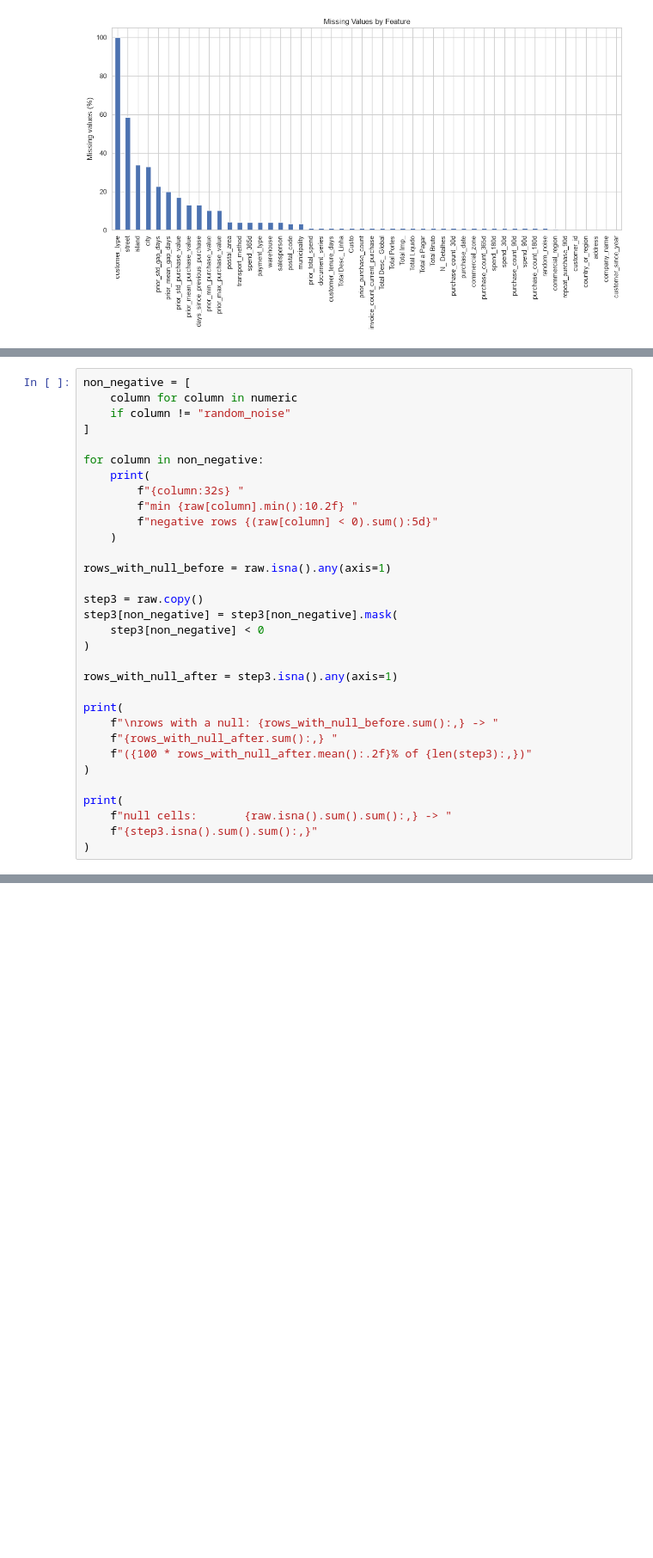
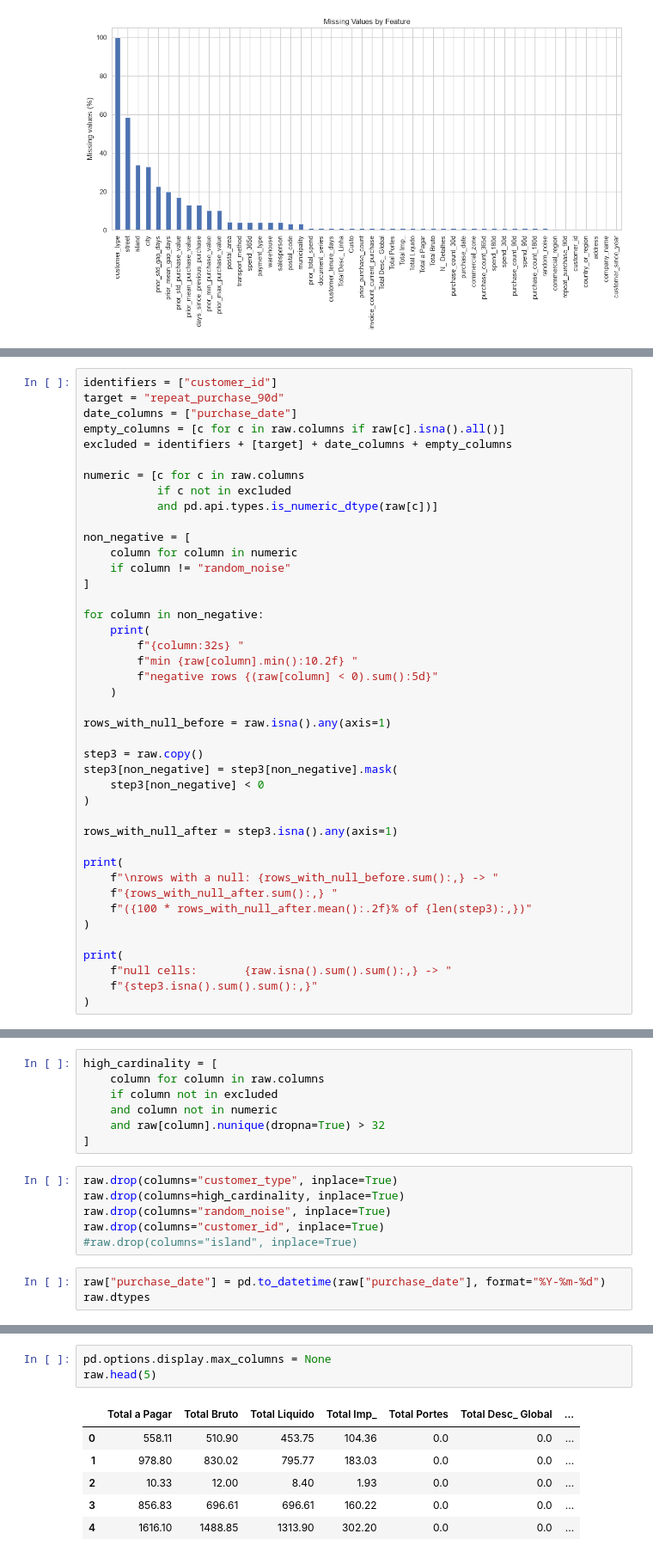
Before and after one commit to MiguelSantos00/Predicting-Repeat-Purchases-ML, a Jupyter notebook: notebooks/Homework_Group06_Clean_Pre-Process.ipynb, the cells around one changed output, grey strips where cells are left out. Shown at 86% size. Cells and saved outputs as stored; diff of their text form; blank space fills up the shorter version.

```diff
--- a/notebooks/Homework_Group06_Clean_Pre-Process.ipynb
+++ b/notebooks/Homework_Group06_Clean_Pre-Process.ipynb
@@ -145,6 +144,16 @@ missing_target_table
 | 47 | company_name | 0 | 0.000000 | NaN | NaN | NaN | NaN |
 | 48 | customer_since_year | 0 | 0.000000 | NaN | NaN | NaN | NaN |
 # %%
+identifiers = ["customer_id"]
+target = "repeat_purchase_90d"
+date_columns = ["purchase_date"]
+empty_columns = [c for c in raw.columns if raw[c].isna().all()]
+excluded = identifiers + [target] + date_columns + empty_columns
+
+numeric = [c for c in raw.columns
+           if c not in excluded
+           and pd.api.types.is_numeric_dtype(raw[c])]
+
 non_negative = [
     column for column in numeric
     if column != "random_noise"
@@ -180,0 +208,16 @@ NameError: name 'numeric' is not defined
+# %%
+high_cardinality = [
+    column for column in raw.columns
+    if column not in excluded
+    and column not in numeric
+    and raw[column].nunique(dropna=True) > 32
+]
+# %%
+raw.drop(columns="customer_type", inplace=True)
+raw.drop(columns=high_cardinality, inplace=True)
+raw.drop(columns="random_noise", inplace=True)
+raw.drop(columns="customer_id", inplace=True)
+#raw.drop(columns="island", inplace=True)
+# %%
+raw["purchase_date"] = pd.to_datetime(raw["purchase_date"], format="%Y-%m-%d")
+raw.dtypes
@@ -180,0 +242,10 @@ NameError: name 'numeric' is not defined
+# %%
+pd.options.display.max_columns = None
+raw.head(5)
+# %% [output]
+|  | Total a Pagar | Total Bruto | Total Liquido | Total Imp_ | Total Portes | Total Desc_ Global | ... |
+| 0 | 558.11 | 510.90 | 453.75 | 104.36 | 0.0 | 0.0 | ... |
+| 1 | 978.80 | 830.02 | 795.77 | 183.03 | 0.0 | 0.0 | ... |
+| 2 | 10.33 | 12.00 | 8.40 | 1.93 | 0.0 | 0.0 | ... |
+| 3 | 856.83 | 696.61 | 696.61 | 160.22 | 0.0 | 0.0 | ... |
+| 4 | 1616.10 | 1488.85 | 1313.90 | 302.20 | 0.0 | 0.0 | ... |
```
Also changed, not shown: parts of 12 cells of this notebook, 1 other file.
